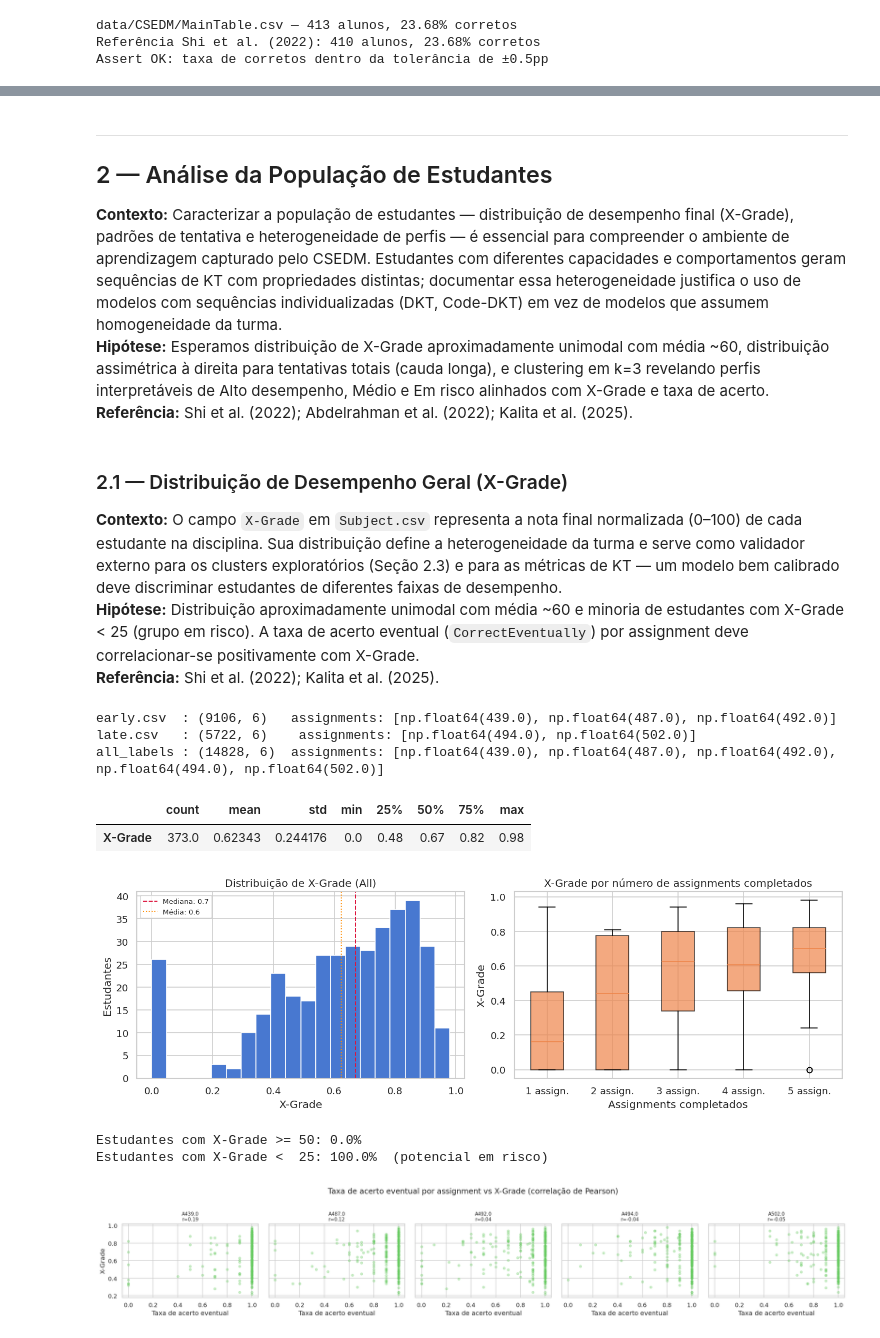
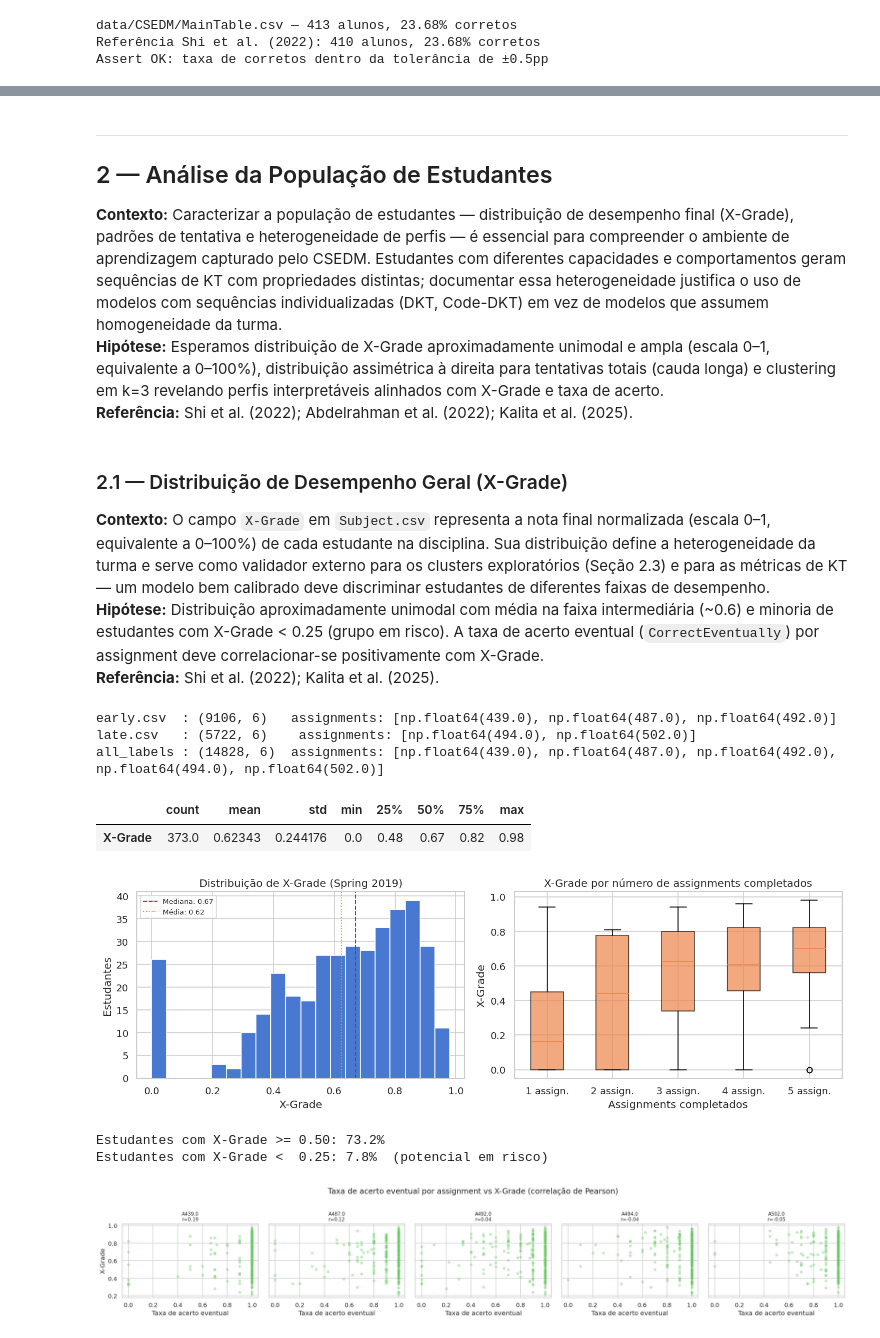
Before and after one commit to scuiki/tcc.edm.kt, a Jupyter notebook: notebooks/01_eda.ipynb, the cells around one changed output, grey strips where cells are left out. Saved outputs shown, nothing was run; the diff lists cells and outputs as text; code cells hidden in the pictures.

```diff
--- a/notebooks/01_eda.ipynb
+++ b/notebooks/01_eda.ipynb
@@ -397,13 +397,13 @@ Assert OK: taxa de corretos dentro da tolerância de ±0.5pp
 ## 2 — Análise da População de Estudantes
 
 **Contexto:** Caracterizar a população de estudantes — distribuição de desempenho final (X-Grade), padrões de tentativa e heterogeneidade de perfis — é essencial para compreender o ambiente de aprendizagem capturado pelo CSEDM. Estudantes com diferentes capacidades e comportamentos geram sequências de KT com propriedades distintas; documentar essa heterogeneidade justifica o uso de modelos com sequências individualizadas (DKT, Code-DKT) em vez de modelos que assumem homogeneidade da turma.
-**Hipótese:** Esperamos distribuição de X-Grade aproximadamente unimodal com média ~60, distribuição assimétrica à direita para tentativas totais (cauda longa), e clustering em k=3 revelando perfis interpretáveis de Alto desempenho, Médio e Em risco alinhados com X-Grade e taxa de acerto.
+**Hipótese:** Esperamos distribuição de X-Grade aproximadamente unimodal e ampla (escala 0–1, equivalente a 0–100%), distribuição assimétrica à direita para tentativas totais (cauda longa) e clustering em k=3 revelando perfis interpretáveis alinhados com X-Grade e taxa de acerto.
 **Referência:** Shi et al. (2022); Abdelrahman et al. (2022); Kalita et al. (2025).
 # %% [markdown]
 ### 2.1 — Distribuição de Desempenho Geral (X-Grade)
 
-**Contexto:** O campo `X-Grade` em `Subject.csv` representa a nota final normalizada (0–100) de cada estudante na disciplina. Sua distribuição define a heterogeneidade da turma e serve como validador externo para os clusters exploratórios (Seção 2.3) e para as métricas de KT — um modelo bem calibrado deve discriminar estudantes de diferentes faixas de desempenho.
-**Hipótese:** Distribuição aproximadamente unimodal com média ~60 e minoria de estudantes com X-Grade < 25 (grupo em risco). A taxa de acerto eventual (`CorrectEventually`) por assignment deve correlacionar-se positivamente com X-Grade.
+**Contexto:** O campo `X-Grade` em `Subject.csv` representa a nota final normalizada (escala 0–1, equivalente a 0–100%) de cada estudante na disciplina. Sua distribuição define a heterogeneidade da turma e serve como validador externo para os clusters exploratórios (Seção 2.3) e para as métricas de KT — um modelo bem calibrado deve discriminar estudantes de diferentes faixas de desempenho.
+**Hipótese:** Distribuição aproximadamente unimodal com média na faixa intermediária (~0.6) e minoria de estudantes com X-Grade < 0.25 (grupo em risco). A taxa de acerto eventual (`CorrectEventually`) por assignment deve correlacionar-se positivamente com X-Grade.
 **Referência:** Shi et al. (2022); Kalita et al. (2025).
 # %%
 # Carregar Subject.csv, early.csv e late.csv (Spring 2019)
@@ -434,43 +434,43 @@ assign_counts = (
     .groupby('SubjectID')['AssignmentID']
     .nunique()
     .rename('n_assignments')
 )
 subject_ext = subject.join(assign_counts, on='SubjectID')
 
 fig, axes = plt.subplots(1, 2, figsize=(12, 4))
 
 axes[0].hist(grades, bins=20, color=sns.color_palette('muted')[0], edgecolor='white')
 axes[0].axvline(grades.median(), color='crimson', linestyle='--', linewidth=1.2,
-                label=f'Mediana: {grades.median():.1f}')
+                label=f'Mediana: {grades.median():.2f}')
 axes[0].axvline(grades.mean(), color='darkorange', linestyle=':', linewidth=1.2,
-                label=f'Média: {grades.mean():.1f}')
+                label=f'Média: {grades.mean():.2f}')
 axes[0].set_xlabel('X-Grade')
 axes[0].set_ylabel('Estudantes')
-axes[0].set_title('Distribuição de X-Grade (All)')
+axes[0].set_title('Distribuição de X-Grade (Spring 2019)')
 axes[0].legend(fontsize=8)
 
 data_by_assign = [
     subject_ext[subject_ext['n_assignments'] == k]['X-Grade'].dropna()
     for k in sorted(subject_ext['n_assignments'].dropna().unique())
 ]
 tick_labels = [f'{int(k)} assign.' for k in sorted(subject_ext['n_assignments'].dropna().unique())]
 axes[1].boxplot(data_by_assign, tick_labels=tick_labels, patch_artist=True,
                 boxprops=dict(facecolor=sns.color_palette('muted')[1], alpha=0.7))
 axes[1].set_xlabel('Assignments completados')
 axes[1].set_ylabel('X-Grade')
 axes[1].set_title('X-Grade por número de assignments completados')
 
 plt.tight_layout()
 plt.show()
 
-pct_above_50 = (grades >= 50).mean() * 100
-pct_below_25 = (grades < 25).mean() * 100
-print(f'Estudantes com X-Grade >= 50: {pct_above_50:.1f}%')
-print(f'Estudantes com X-Grade <  25: {pct_below_25:.1f}%  (potencial em risco)')
+pct_above_05  = (grades >= 0.5).mean() * 100
+pct_below_025 = (grades < 0.25).mean() * 100
+print(f'Estudantes com X-Grade >= 0.50: {pct_above_05:.1f}%')
+print(f'Estudantes com X-Grade <  0.25: {pct_below_025:.1f}%  (potencial em risco)')
 # %% [output]
-[figure, old version]
+[figure, new version]
-Estudantes com X-Grade >= 50: 0.0%
-Estudantes com X-Grade <  25: 100.0%  (potencial em risco)
+Estudantes com X-Grade >= 0.50: 73.2%
+Estudantes com X-Grade <  0.25: 7.8%  (potencial em risco)
 # %%
 # Taxa de acerto eventual (CorrectEventually) por assignment × X-Grade
 # Usando all_labels (early + late) para cobrir os 5 assignments
```
Also changed, not shown: parts of 42 cells of this notebook, 6 other files.
